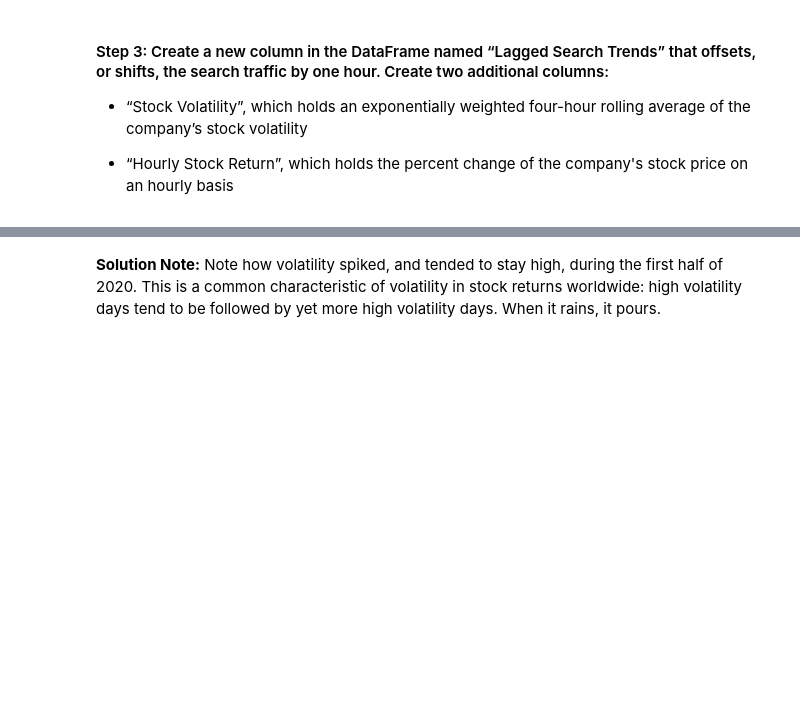
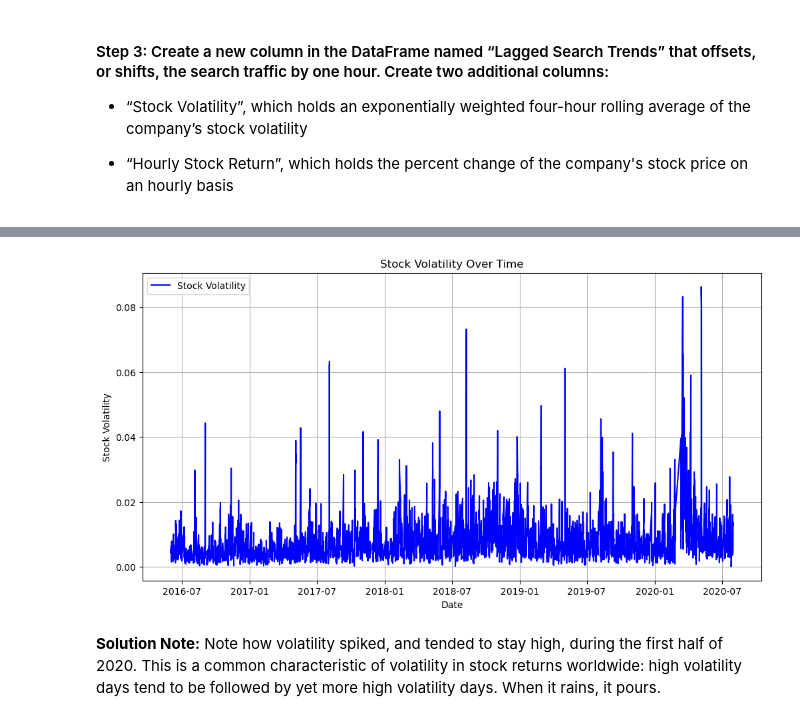
Before and after one commit to lcanjar/prophet-challenge, a Jupyter notebook: forecasting_net_prophet.ipynb, the cells around one changed output, grey strips where cells are left out. Drawn from its saved outputs; the diff is of its cells as text; code cells hidden in the pictures; blank space fills up the shorter version.

```diff
--- a/forecasting_net_prophet.ipynb
+++ b/forecasting_net_prophet.ipynb
@@ -313,6 +313,8 @@ plt.show()
 # %%
 # Create a new column in the mercado_stock_trends_df DataFrame called Lagged Search Trends
 # This column should shift the Search Trends information by one hour
+df_mercado_combined['Lagged Search Trends'] = df_mercado_combined['Search Trends'].shift(1)
 # %%
 # Create a new column in the mercado_stock_trends_df DataFrame called Stock Volatility
 # This column should calculate the standard deviation of the closing stock price return data over a 4 period rolling window
+df_mercado_combined["Stock Volatility"] = df_mercado_combined["close"].pct_change().rolling(window=4).std()
@@ -324,3 +321,15 @@ plt.show()
+# %%
+# Visualize the stock volatility
+plt.figure(figsize=(12, 6))
+plt.plot(df_mercado_combined["Stock Volatility"], color='blue', label='Stock Volatility')
+plt.title('Stock Volatility Over Time')
+plt.xlabel('Date')
+plt.ylabel('Stock Volatility')
+plt.legend()
+plt.grid(True)
+plt.show()
+# %% [output]
+[figure, added]
 # %% [markdown]
 **Solution Note:** Note how volatility spiked, and tended to stay high, during the first half of 2020. This is a common characteristic of volatility in stock returns worldwide: high volatility days tend to be followed by yet more high volatility days. When it rains, it pours.
 # %%
```
Also changed, not shown: parts of 4 cells of this notebook.
